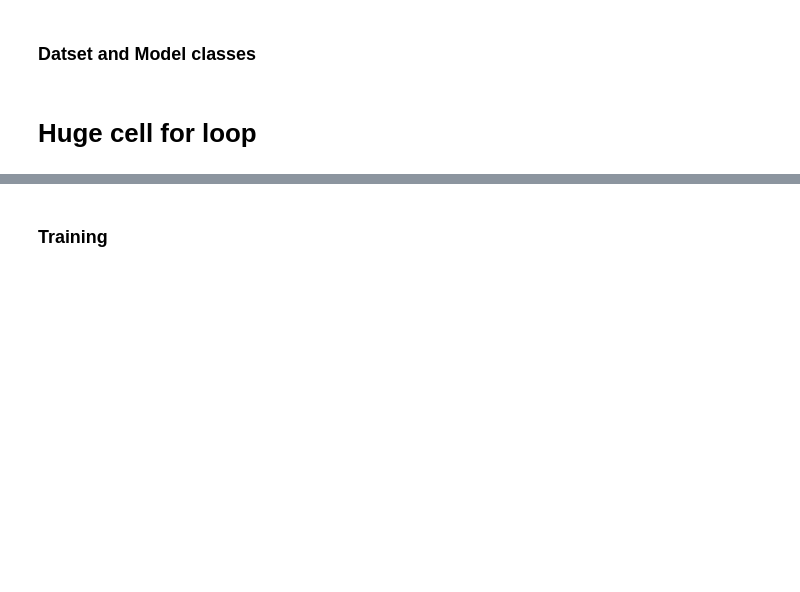
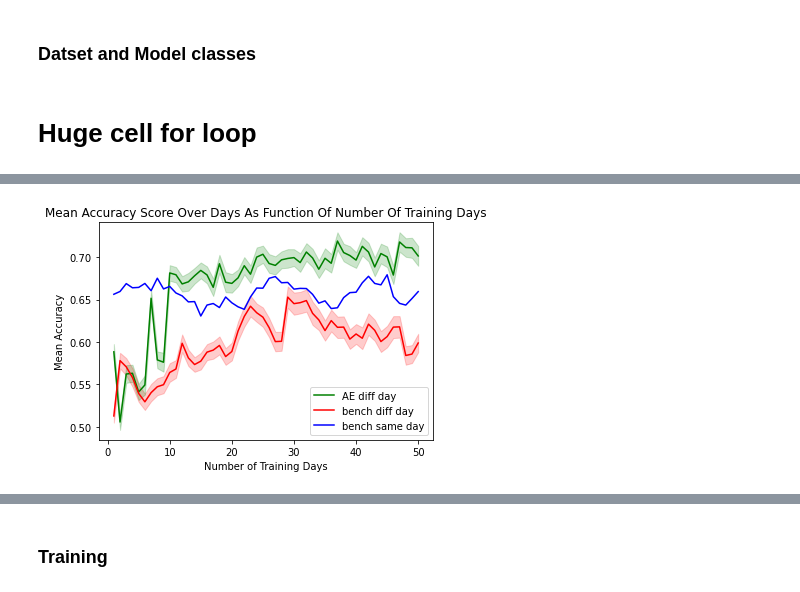
Before and after one commit to OferAvin/EEG-Rehab-EU, a Jupyter notebook: Rehab_encoder_decoder.ipynb, the cells around one changed output, grey strips where cells are left out. Saved outputs shown, nothing was run; the diff lists cells and outputs as text; code cells hidden in the pictures; blank space fills up the shorter version.

```diff
--- a/Rehab_encoder_decoder.ipynb
+++ b/Rehab_encoder_decoder.ipynb
@@ -689,3 +849,28 @@ print('Original Day Classify Accuracy: ', orig_score)
+# %%
+bench_same_day_score_mean, bench_diff_day_score_mean, AE_diff_day_score_mean,\
+bench_std, AE_std = \
+score_over_number_of_days(start_day=0, max_delta=50)
+# %%
+x_ax = range(1,1+len(bench_same_day_score_mean))
+# Plots Results
+plt.plot(x_ax, AE_diff_day_score_mean, label='AE diff day', color='g')
+plt.plot(x_ax, bench_diff_day_score_mean, label='bench diff day', color='r')
+plt.plot(x_ax, bench_same_day_score_mean, label='bench same day', color='b')
+
+# # Add error area
+plt.fill_between(x_ax, bench_diff_day_score_mean-bench_std, bench_diff_day_score_mean+bench_std,
+    alpha=0.2, edgecolor='r', facecolor='r')
+plt.fill_between(x_ax, AE_diff_day_score_mean-AE_std, AE_diff_day_score_mean+AE_std,
+    alpha=0.2, edgecolor='g', facecolor='g')
+
+# Figure stuff
+plt.title('Mean Accuracy Score Over Days As Function Of Number Of Training Days')
+plt.xlabel('Number of Training Days')
+plt.ylabel('Mean Accuracy')
+plt.legend()
+plt.show()
+# %% [output]
+[figure, added]
 # %%
 plotSignal(0, AE_list[0], signal_test_data_loader)
 # %%
```
Also changed, not shown: parts of 44 cells of this notebook.
